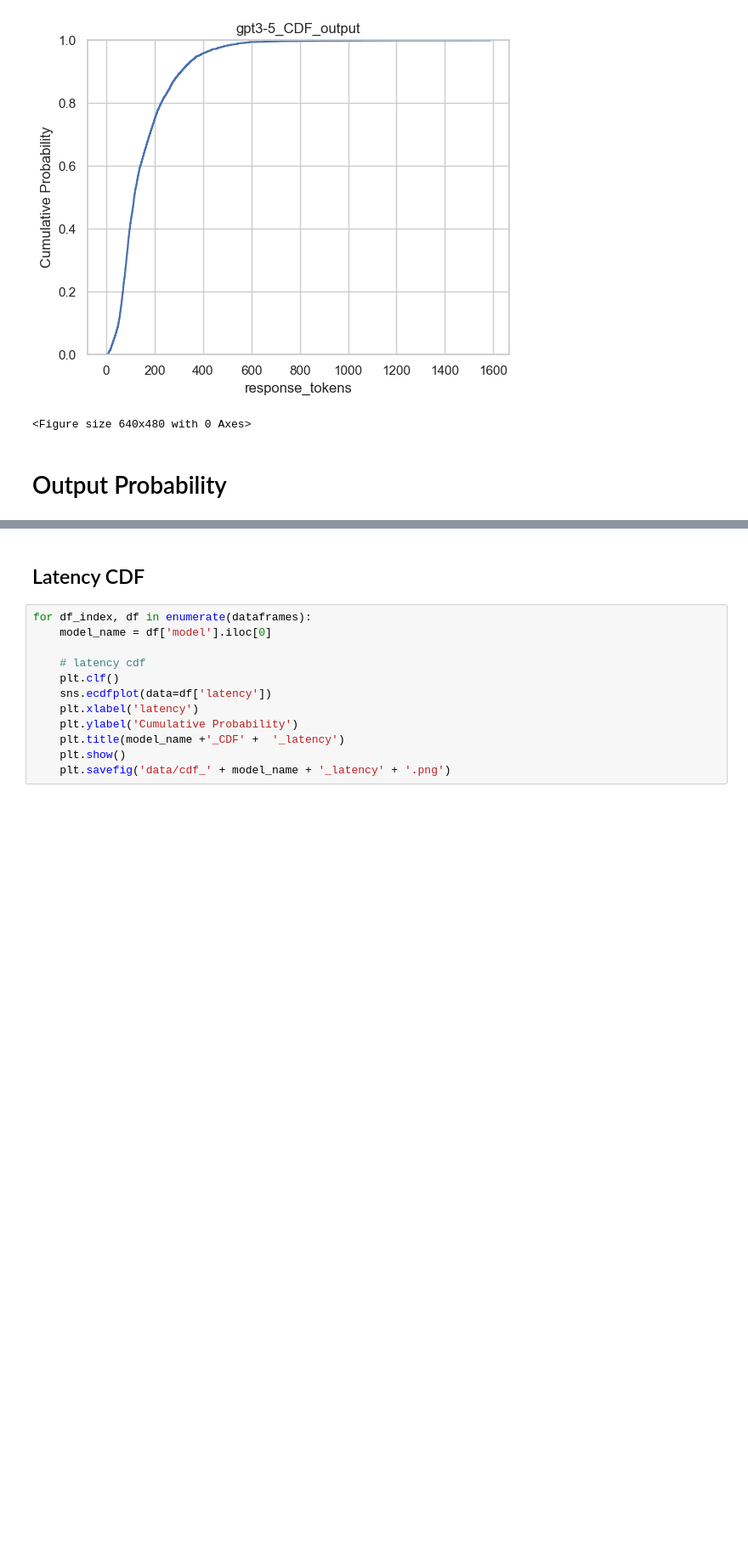
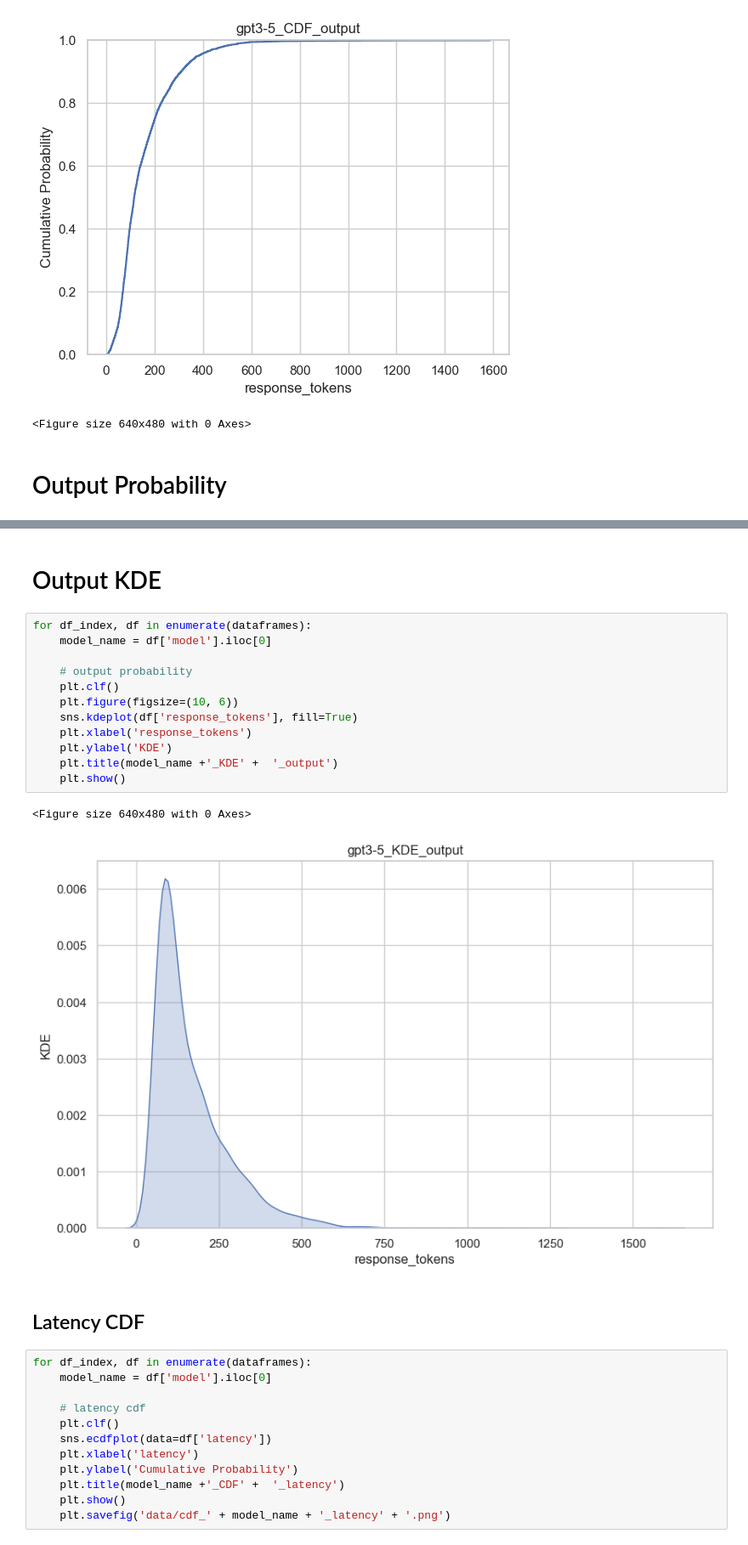
Before and after one commit to gaoweihe/llm-pred, a Jupyter notebook: main.ipynb, the cells around one changed output, grey strips where cells are left out. Shown: that part at 85% size. Drawn from its saved outputs; the diff is of its cells as text; blank space fills up the shorter version.

Commit message:
add output token length KDE

```diff
--- a/main.ipynb
+++ b/main.ipynb
@@ -216,3 +215,20 @@ for df_index, df in enumerate(dataframes):
+# %% [markdown]
+# Output KDE
+# %%
+for df_index, df in enumerate(dataframes):
+    model_name = df['model'].iloc[0]
+
+    # output probability
+    plt.clf()
+    plt.figure(figsize=(10, 6))
+    sns.kdeplot(df['response_tokens'], fill=True)
+    plt.xlabel('response_tokens')
+    plt.ylabel('KDE')
+    plt.title(model_name +'_KDE' +  '_output')
+    plt.show()
+# %% [output]
+<Figure size 640x480 with 0 Axes>
+[figure, added]
 # %% [markdown]
 ## Latency CDF
 # %%
```
Also changed, not shown: parts of 4 cells of this notebook, 4 other files.
